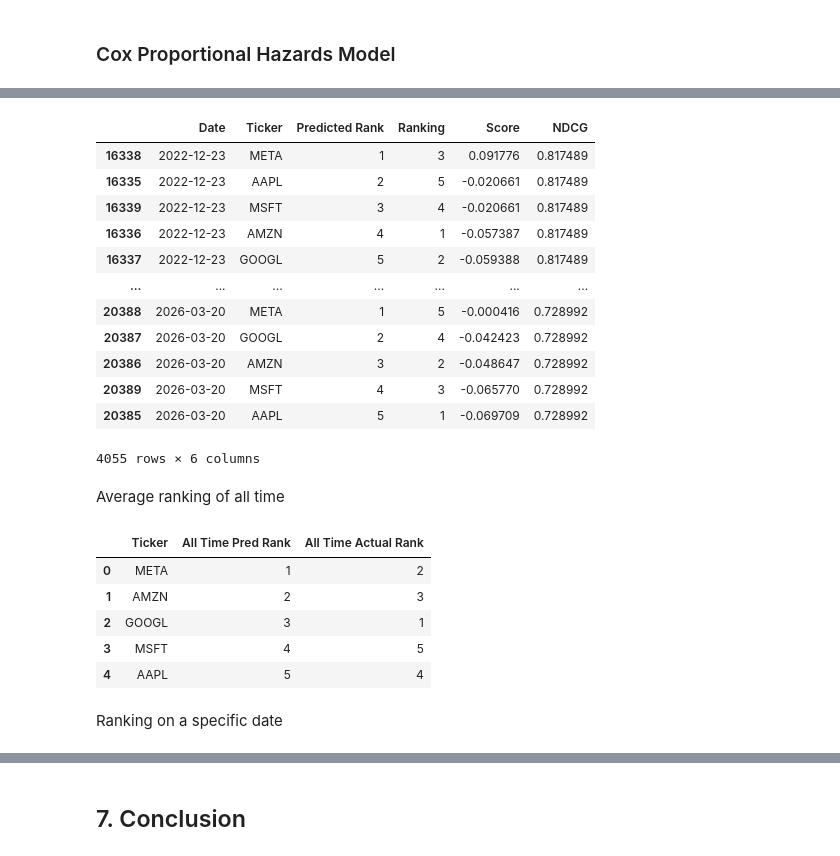
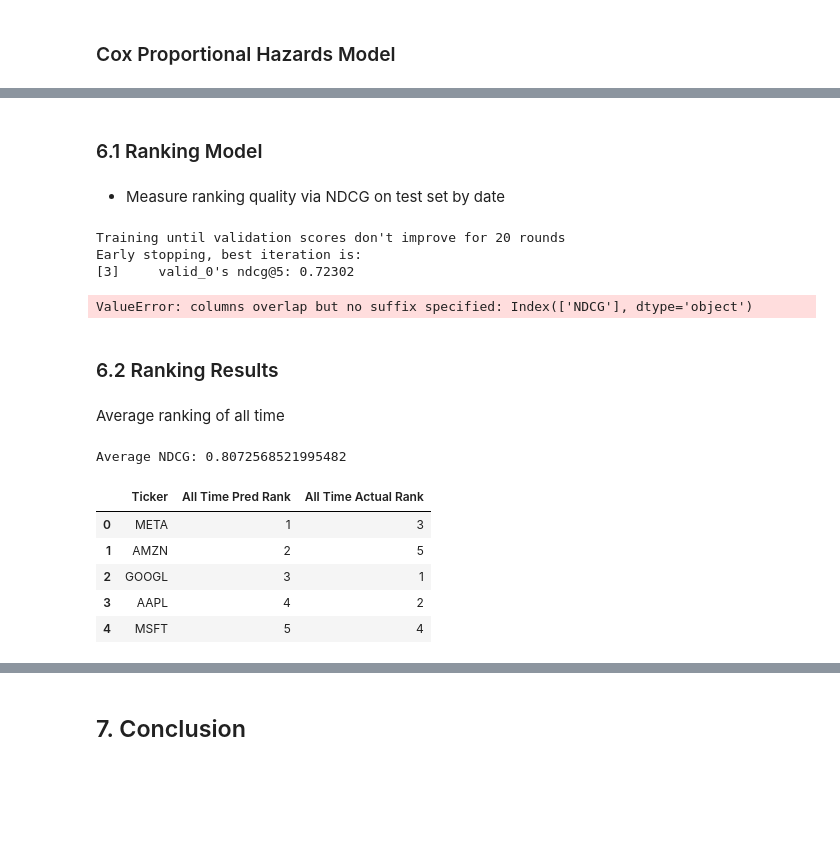
Before and after one commit to giddygarcia/stock-price-forecasting, a Jupyter notebook: StockPredictions.ipynb, the cells around one changed output, grey strips where cells are left out. Cells and saved outputs as stored; diff of their text form; code cells hidden in the pictures; blank space fills up the shorter version.

```diff
--- a/StockPredictions.ipynb
+++ b/StockPredictions.ipynb
@@ -1347,21 +1433,8 @@ rank_df.tail()
+# %% [markdown]
+### 6.1 Ranking Model
+# %% [markdown]
+* Measure ranking quality via NDCG on test set by date
 # %%
-sorted_dates = sorted(rank_df["Date"].unique())
-cutoff = sorted_dates[int(len(sorted_dates) * 0.8)]
-
-train = rank_df[rank_df["Date"] <= cutoff].sort_values("Date")
-test = rank_df[rank_df["Date"] > cutoff].sort_values("Date")
-
-train_data = lgb.Dataset(
-    train[["ret_lag1", "vol_lag1"]],
-    label=train["rank_inverted"] - 1,
-    group=train.groupby("Date").size().tolist(),
-)
-test_data = lgb.Dataset(
-    test[["ret_lag1", "vol_lag1"]],
-    label=test["rank_inverted"] - 1,
-    group=test.groupby("Date").size().tolist(),
-)
-
 params = {
     "objective": "lambdarank",
     "metric": "ndcg",
@@ -1372,12 +1445,13 @@ params = {
 model = lgb.train(
     params,
     train_data,
-    num_boost_round=20,
+    num_boost_round=100,
+    callbacks=[lgb.early_stopping(stopping_rounds=20), lgb.log_evaluation(50)],
     valid_sets=[test_data],
 )
 
 test = test.copy()
-test["Score"] = model.predict(test[["ret_lag1", "vol_lag1"]])
+test["Score"] = model.predict(test[feature_cols])
 test["Score"] = test["Score"].fillna(-np.inf)
 test["Predicted Rank"] = (
     test.groupby("Date")["Score"].rank(ascending=False, method="first").astype(int)
@@ -1386,7 +1460,7 @@ test = test.sort_values(["Date", "Predicted Rank"], ascending=[True, True])
 
 
 def compute_ndcg(group, k=5):
-    y_true = group["rank_inverted"].values.reshape(1, -1)
+    y_true = group["rank_for_model"].values.reshape(1, -1)
     y_score = group["Score"].values.reshape(1, -1)
     return ndcg_score(y_true, y_score, k=k)
 
@@ -1398,51 +1472,45 @@ test = test.join(ndcg_per_date, on="Date")
 
 test[["Date", "Ticker", "Predicted Rank", "Ranking", "Score", "NDCG"]].sort_values(
     ["Date", "Predicted Rank"]
-)
+).tail(30)
 # %% [output]
-|  | Date | Ticker | Predicted Rank | Ranking | Score | NDCG |
-| 16338 | 2022-12-23 | META | 1 | 3 | 0.091776 | 0.817489 |
-| 16335 | 2022-12-23 | AAPL | 2 | 5 | -0.020661 | 0.817489 |
-| 16339 | 2022-12-23 | MSFT | 3 | 4 | -0.020661 | 0.817489 |
-| 16336 | 2022-12-23 | AMZN | 4 | 1 | -0.057387 | 0.817489 |
-| 16337 | 2022-12-23 | GOOGL | 5 | 2 | -0.059388 | 0.817489 |
-| ... | ... | ... | ... | ... | ... | ... |
-| 20388 | 2026-03-20 | META | 1 | 5 | -0.000416 | 0.728992 |
-| 20387 | 2026-03-20 | GOOGL | 2 | 4 | -0.042423 | 0.728992 |
-| 20386 | 2026-03-20 | AMZN | 3 | 2 | -0.048647 | 0.728992 |
-| 20389 | 2026-03-20 | MSFT | 4 | 3 | -0.065770 | 0.728992 |
-| 20385 | 2026-03-20 | AAPL | 5 | 1 | -0.069709 | 0.728992 |
-4055 rows × 6 columns
+Training until validation scores don't improve for 20 rounds
+Early stopping, best iteration is:
+[3]     valid_0's ndcg@5: 0.72302
+ValueError: columns overlap but no suffix specified: Index(['NDCG'], dtype='object')
+# %% [markdown]
+### 6.2 Ranking Results
 # %% [markdown]
 Average ranking of all time
 # %%
 # Compute average predicted and actual ranking per ticker
 avg_ranking = (
     test.groupby("Ticker")
     .agg(
         Avg_Predicted_Rank=("Predicted Rank", "mean"),
         Avg_Actual_Rank=("Ranking", "mean"),
+        Avg_NDCG=("NDCG", "mean"),
     )
     .reset_index()
 )
 
 # Convert to 1-5
 avg_ranking["All Time Pred Rank"] = (
     avg_ranking["Avg_Predicted_Rank"].rank(method="min").astype(int)
 )
 avg_ranking["All Time Actual Rank"] = (
     avg_ranking["Avg_Actual_Rank"].rank(method="min").astype(int)
 )
 
 avg_ranking = avg_ranking.sort_values("All Time Pred Rank").reset_index(drop=True)
 
+print("Average NDCG:", avg_ranking["Avg_NDCG"].mean())
 avg_ranking[["Ticker", "All Time Pred Rank", "All Time Actual Rank"]]
 # %% [output]
+Average NDCG: 0.8072568521995482
 |  | Ticker | All Time Pred Rank | All Time Actual Rank |
-| 0 | META | 1 | 2 |
-| 1 | AMZN | 2 | 3 |
+| 0 | META | 1 | 3 |
+| 1 | AMZN | 2 | 5 |
 | 2 | GOOGL | 3 | 1 |
-| 3 | MSFT | 4 | 5 |
-| 4 | AAPL | 5 | 4 |
+| 3 | AAPL | 4 | 2 |
+| 4 | MSFT | 5 | 4 |
-# %% [markdown]
-Ranking on a specific date
```
Also changed, not shown: parts of 40 cells of this notebook, 1 other file.
